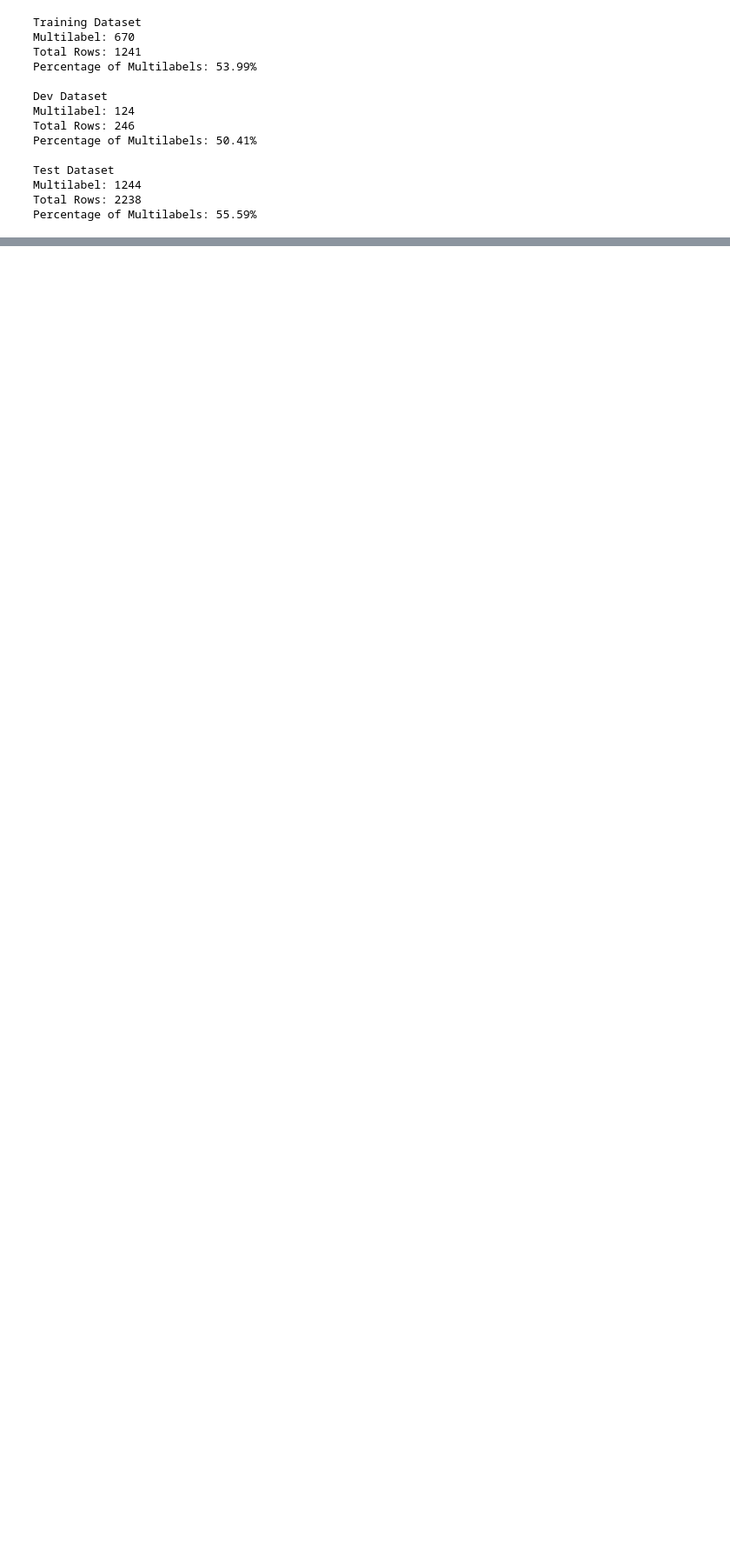
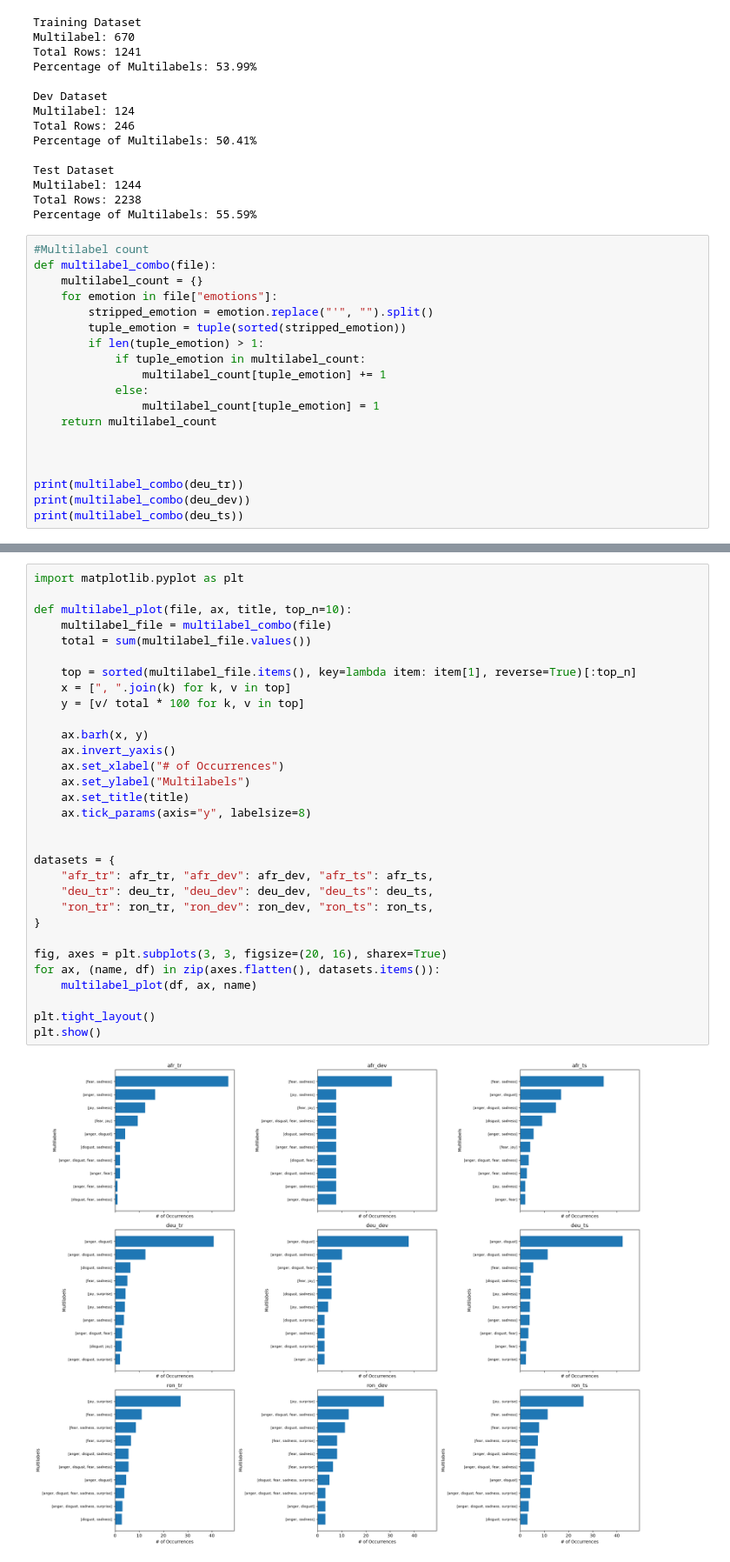
Before and after one commit to Leonie71371/Emotion_Detection, a Jupyter notebook: notebooks/data_exploration.ipynb, the cells around one changed output, grey strips where cells are left out. Shown at 87% size. Drawn from its saved outputs; the diff is of its cells as text; blank space fills up the shorter version.

Commit message:
Multilabel combo count + plot

```diff
--- a/notebooks/data_exploration.ipynb
+++ b/notebooks/data_exploration.ipynb
@@ -167,3 +167,22 @@ Test Dataset
 Multilabel: 1244
 Total Rows: 2238
 Percentage of Multilabels: 55.59%
+# %%
+#Multilabel count
+def multilabel_combo(file):
+    multilabel_count = {}
+    for emotion in file["emotions"]:
+        stripped_emotion = emotion.replace("'", "").split()
+        tuple_emotion = tuple(sorted(stripped_emotion))
+        if len(tuple_emotion) > 1:
+            if tuple_emotion in multilabel_count:
+                multilabel_count[tuple_emotion] += 1
+            else:
+                multilabel_count[tuple_emotion] = 1
+    return multilabel_count
+
+
+
+print(multilabel_combo(deu_tr))
+print(multilabel_combo(deu_dev))
+print(multilabel_combo(deu_ts))
@@ -169,0 +193,33 @@ Percentage of Multilabels: 55.59%
+# %%
+import matplotlib.pyplot as plt
+
+def multilabel_plot(file, ax, title, top_n=10):
+    multilabel_file = multilabel_combo(file)
+    total = sum(multilabel_file.values())
+
+    top = sorted(multilabel_file.items(), key=lambda item: item[1], reverse=True)[:top_n]
+    x = [", ".join(k) for k, v in top]
+    y = [v/ total * 100 for k, v in top]
+
+    ax.barh(x, y)
+    ax.invert_yaxis()
+    ax.set_xlabel("# of Occurrences")
+    ax.set_ylabel("Multilabels")
+    ax.set_title(title)
+    ax.tick_params(axis="y", labelsize=8)
+
+
+datasets = {
+    "afr_tr": afr_tr, "afr_dev": afr_dev, "afr_ts": afr_ts,
+    "deu_tr": deu_tr, "deu_dev": deu_dev, "deu_ts": deu_ts,
+    "ron_tr": ron_tr, "ron_dev": ron_dev, "ron_ts": ron_ts,
+}
+
+fig, axes = plt.subplots(3, 3, figsize=(20, 16), sharex=True)
+for ax, (name, df) in zip(axes.flatten(), datasets.items()):
+    multilabel_plot(df, ax, name)
+
+plt.tight_layout()
+plt.show()
+# %% [output]
+[figure, added]
```
Also changed, not shown: parts of 2 cells of this notebook.
